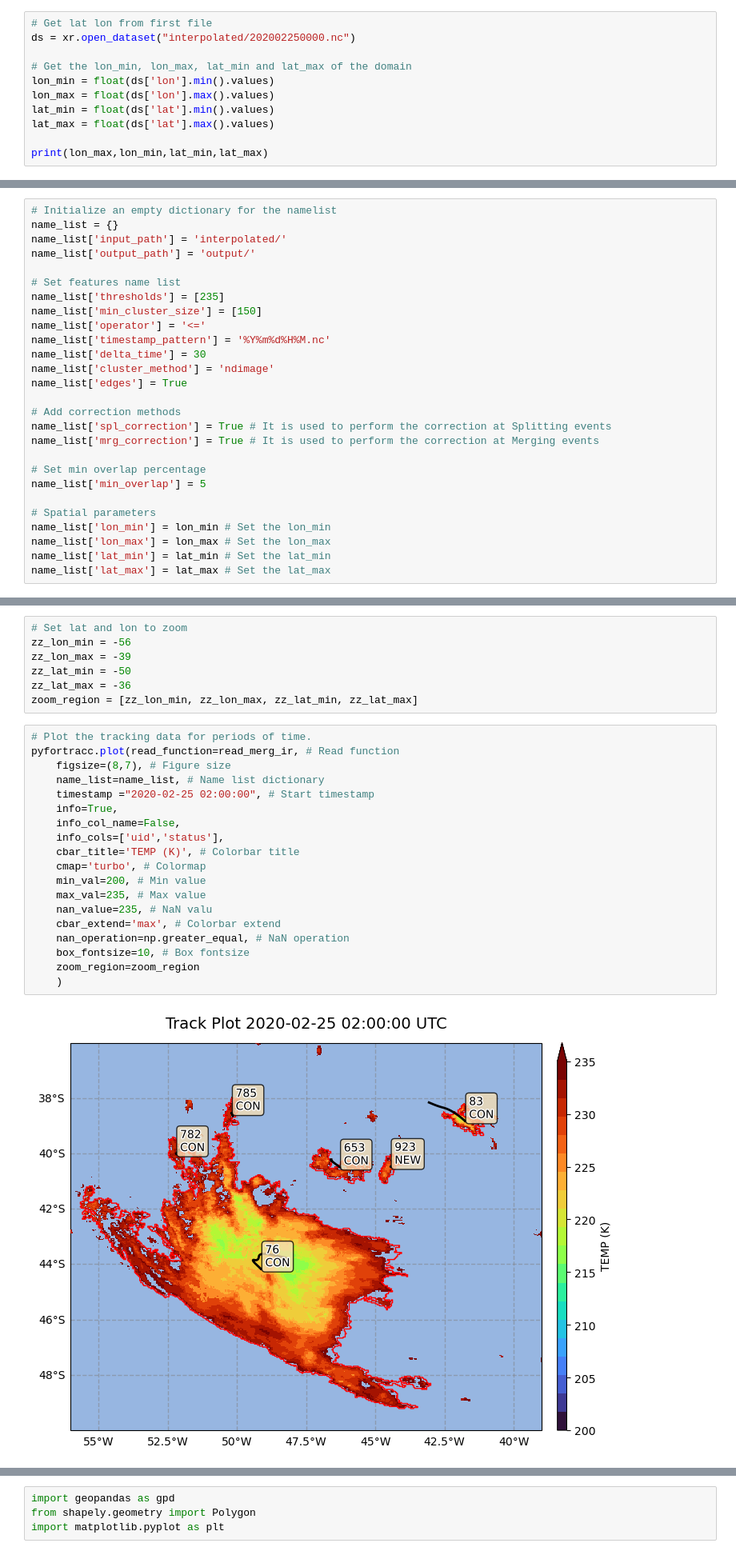
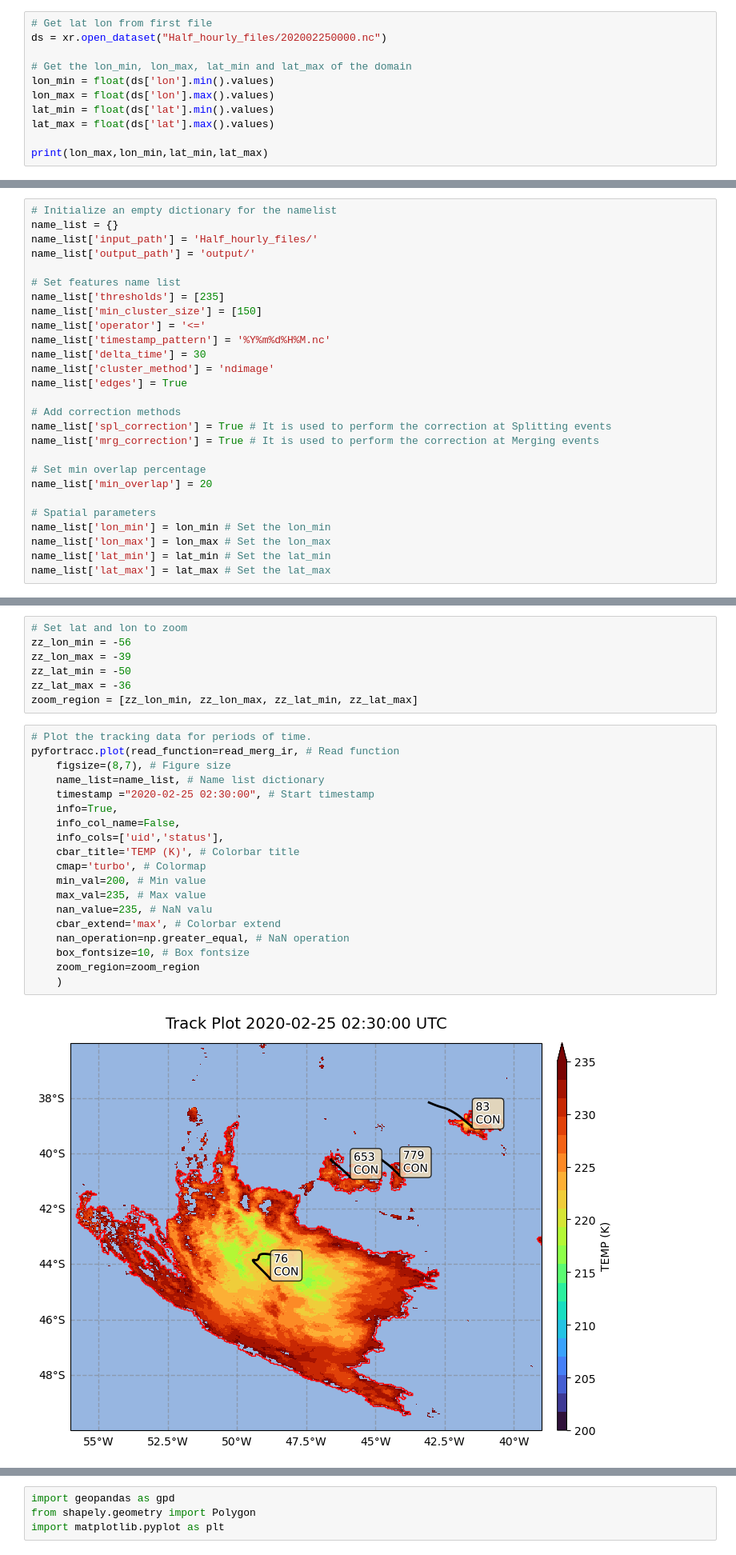
Before and after one commit to fortracc/pyfortracc, a Jupyter notebook: examples/testes_MRGSPL/Track_Infrared_global.ipynb, the cells around one changed output, grey strips where cells are left out. Shown at 80% size. Drawn from its saved outputs; the diff is of its cells as text.

```diff
--- a/examples/testes_MRGSPL/Track_Infrared_global.ipynb
+++ b/examples/testes_MRGSPL/Track_Infrared_global.ipynb
@@ -77,7 +77,7 @@ def read_merg_ir(path):
     return data_interpolated[::-1]
 # %%
 # Get lat lon from first file
-ds = xr.open_dataset("interpolated/202002250000.nc")
+ds = xr.open_dataset("Half_hourly_files/202002250000.nc")
 
 # Get the lon_min, lon_max, lat_min and lat_max of the domain
 lon_min = float(ds['lon'].min().values)
@@ -91,7 +91,7 @@ print(lon_max,lon_min,lat_min,lat_max)
 # %%
 # Initialize an empty dictionary for the namelist
 name_list = {}
-name_list['input_path'] = 'interpolated/'
+name_list['input_path'] = 'Half_hourly_files/'
 name_list['output_path'] = 'output/'
 
 # Set features name list
@@ -108,7 +108,7 @@ name_list['spl_correction'] = True # It is used to perform the correction at Spl
 name_list['mrg_correction'] = True # It is used to perform the correction at Merging events
 
 # Set min overlap percentage
-name_list['min_overlap'] = 5
+name_list['min_overlap'] = 20
 
 # Spatial parameters
 name_list['lon_min'] = lon_min # Set the lon_min
@@ -162,24 +140,24 @@ zoom_region = [zz_lon_min, zz_lon_max, zz_lat_min, zz_lat_max]
 # %%
 # Plot the tracking data for periods of time.
 pyfortracc.plot(read_function=read_merg_ir, # Read function
     figsize=(8,7), # Figure size
     name_list=name_list, # Name list dictionary
-    timestamp ="2020-02-25 02:00:00", # Start timestamp
+    timestamp ="2020-02-25 02:30:00", # Start timestamp
     info=True,
     info_col_name=False,
     info_cols=['uid','status'],
     cbar_title='TEMP (K)', # Colorbar title
     cmap='turbo', # Colormap
     min_val=200, # Min value
     max_val=235, # Max value
     nan_value=235, # NaN valu
     cbar_extend='max', # Colorbar extend
     nan_operation=np.greater_equal, # NaN operation
     box_fontsize=10, # Box fontsize
     zoom_region=zoom_region
     )
 # %% [output]
-[figure, old version]
+[figure, new version]
 # %%
 # Set lat and lon to zoom
 zz_lon_min = -60
```
Also changed, not shown: parts of 11 cells of this notebook, 3 other files.
